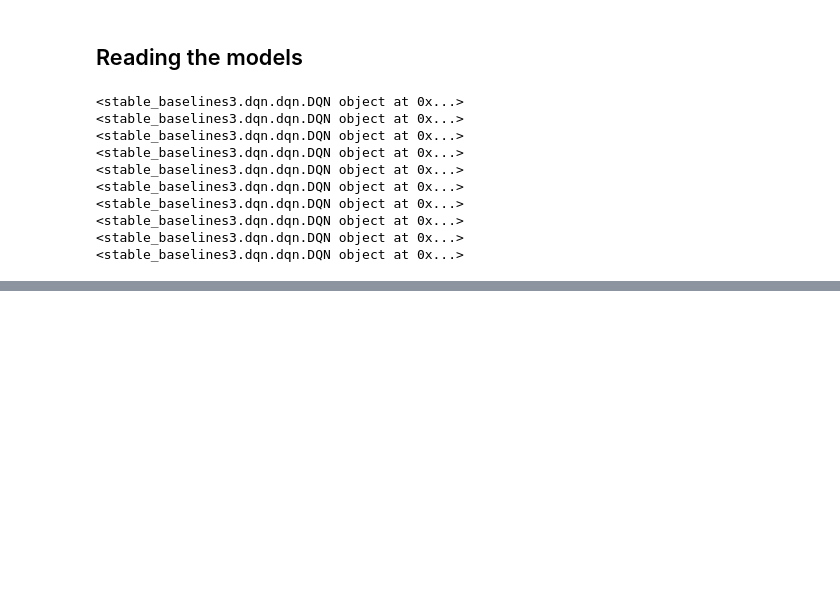
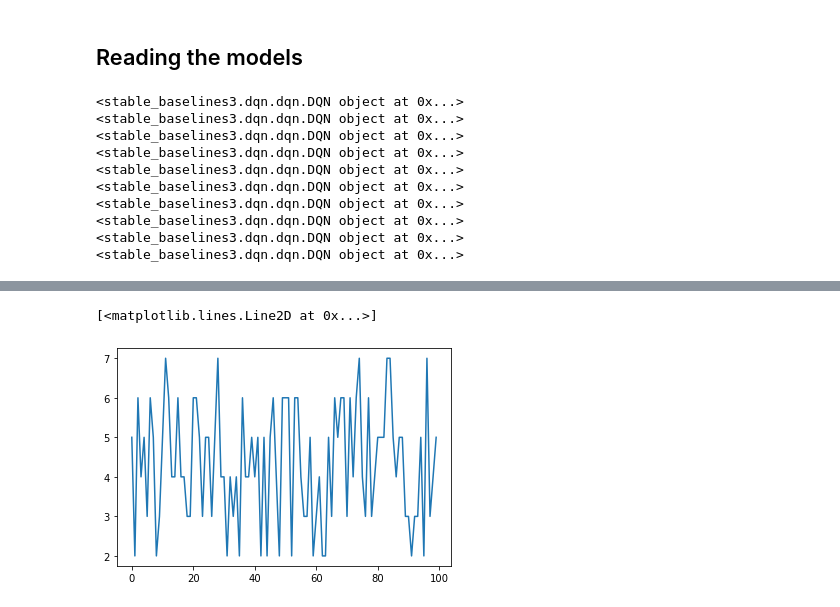
Before and after one commit to FMZennaro/CTF-SQL, a Jupyter notebook: Simulation2_1 - Analysis.ipynb, the cells around one changed output, grey strips where cells are left out. Saved outputs shown, nothing was run; the diff lists cells and outputs as text; code cells hidden in the pictures; blank space fills up the shorter version.

```diff
--- a/Simulation2_1 - Analysis.ipynb
+++ b/Simulation2_1 - Analysis.ipynb
@@ -76,0 +80,5 @@ plt.plot([2,3,4,5,6,7,1])
+# %%
+plt.plot(num_steps)
+# %% [output]
+[<matplotlib.lines.Line2D at 0x...>]
+[figure, added]
```
Also changed, not shown: parts of 6 cells of this notebook, 3 other files.
